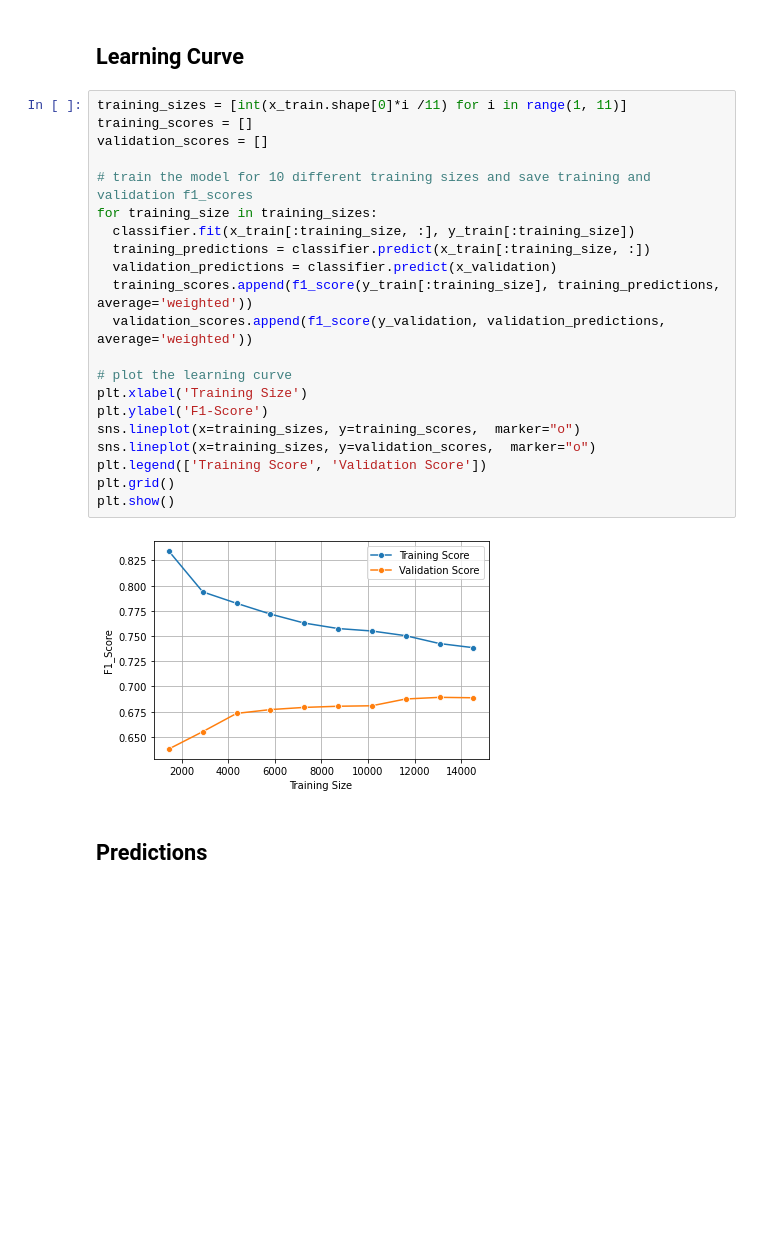
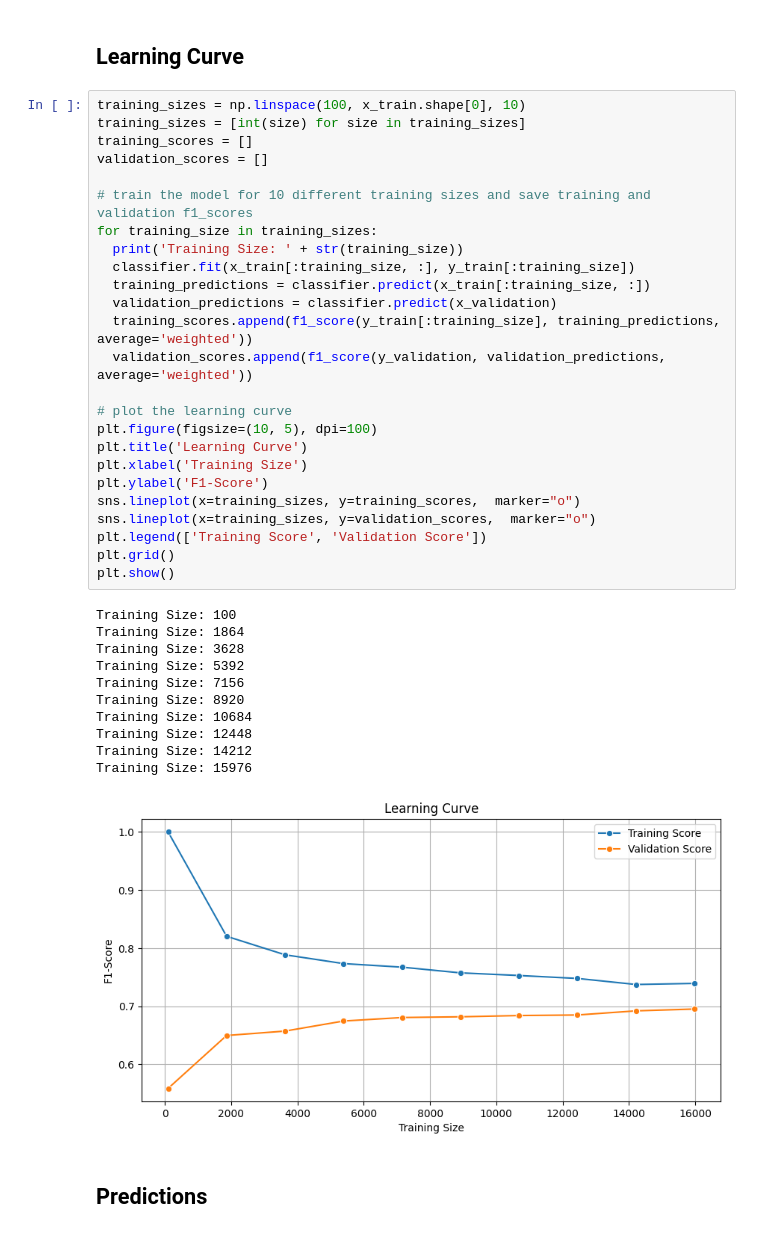
Before and after one commit to d-maniatakos/covid19-vaccine-sentiment-analysis, a Jupyter notebook: vaccine_sentiment_classifier.ipynb, the cells around one changed output. Saved outputs shown, nothing was run; the diff lists cells and outputs as text; blank space fills up the shorter version.

```diff
--- a/vaccine_sentiment_classifier.ipynb
+++ b/vaccine_sentiment_classifier.ipynb
@@ -219,28 +227,42 @@ F1-Score: 0.6952448855967426
 # %% [markdown]
 ## **Learning Curve**
 # %%
-training_sizes = [int(x_train.shape[0]*i /11) for i in range(1, 11)]
+training_sizes = np.linspace(100, x_train.shape[0], 10)
+training_sizes = [int(size) for size in training_sizes]
 training_scores = []
 validation_scores = []
 
 # train the model for 10 different training sizes and save training and validation f1_scores
 for training_size in training_sizes:
+  print('Training Size: ' + str(training_size))
   classifier.fit(x_train[:training_size, :], y_train[:training_size])
   training_predictions = classifier.predict(x_train[:training_size, :])
   validation_predictions = classifier.predict(x_validation)
   training_scores.append(f1_score(y_train[:training_size], training_predictions, average='weighted'))
   validation_scores.append(f1_score(y_validation, validation_predictions, average='weighted'))
 
 # plot the learning curve
+plt.figure(figsize=(10, 5), dpi=100)
+plt.title('Learning Curve')
 plt.xlabel('Training Size')
 plt.ylabel('F1-Score')
 sns.lineplot(x=training_sizes, y=training_scores,  marker="o")
 sns.lineplot(x=training_sizes, y=validation_scores,  marker="o")
 plt.legend(['Training Score', 'Validation Score'])
 plt.grid()
 plt.show()
 # %% [output]
+Training Size: 100
+Training Size: 1864
+Training Size: 3628
+Training Size: 5392
+Training Size: 7156
+Training Size: 8920
+Training Size: 10684
+Training Size: 12448
+Training Size: 14212
+Training Size: 15976
-[figure, old version]
+[figure, new version]
 # %% [markdown]
 ## **Predictions**
 # %%
```
Also changed, not shown: parts of 6 cells of this notebook.
